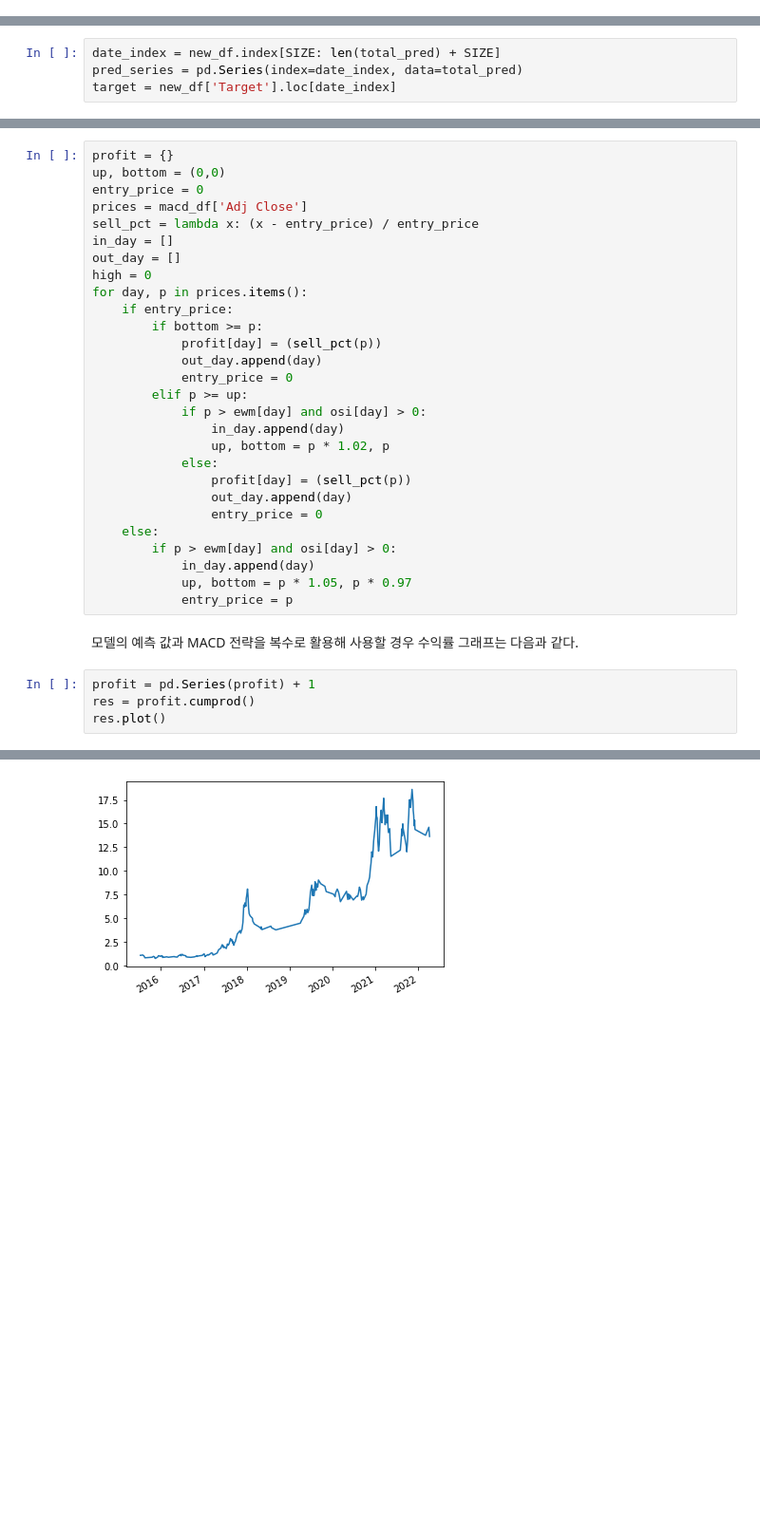
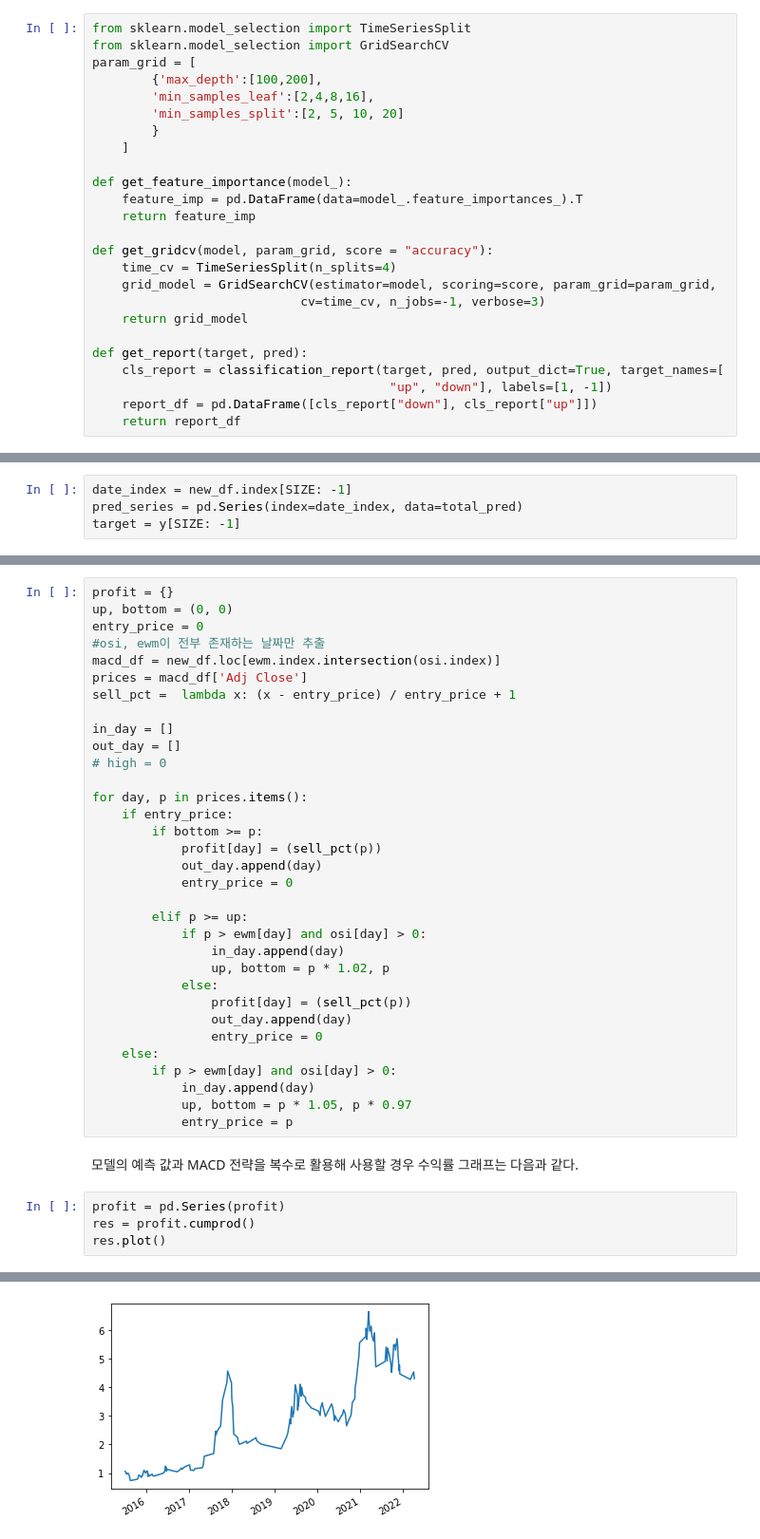
Before and after one commit to Think-JIn99/All-about-Market, a Jupyter notebook: trading/Jeong/machine_trade/model/only_btc/model_test_classify.ipynb, the cells around one changed output, grey strips where cells are left out. Shown at 95% size. Drawn from its saved outputs; the diff is of its cells as text; blank space fills up the shorter version.

```diff
--- a/trading/Jeong/machine_trade/model/only_btc/model_test_classify.ipynb
+++ b/trading/Jeong/machine_trade/model/only_btc/model_test_classify.ipynb
@@ -116,2 +119,27 @@ X = pd.DataFrame(scaler.fit_transform(X), columns=X.columns)
+# %%
+from sklearn.model_selection import TimeSeriesSplit
+from sklearn.model_selection import GridSearchCV
+param_grid = [
+        {'max_depth':[100,200],
+        'min_samples_leaf':[2,4,8,16],
+        'min_samples_split':[2, 5, 10, 20]
+        }
+    ]
+
+def get_feature_importance(model_):
+    feature_imp = pd.DataFrame(data=model_.feature_importances_).T
+    return feature_imp
+
+def get_gridcv(model, param_grid, score = "accuracy"):
+    time_cv = TimeSeriesSplit(n_splits=4)
+    grid_model = GridSearchCV(estimator=model, scoring=score, param_grid=param_grid,
+                            cv=time_cv, n_jobs=-1, verbose=3)
+    return grid_model
+
+def get_report(target, pred):
+    cls_report = classification_report(target, pred, output_dict=True, target_names=[
+                                        "up", "down"], labels=[1, -1])
+    report_df = pd.DataFrame([cls_report["down"], cls_report["up"]])
+    return report_df
 # %%
 SIZE = 120
@@ -207,8 +281,8 @@ Text(0.5, 1.0, 'Random Forest: Feature Importance Graph')
 * 피쳐는 볼륨(거래량)과 연관된 지표에 크게 영향을 받는다.
 * 비트코인이 아닌 지표들 중에는 미국 달러와 금이 영향을 크게 미치는 요소이다.
 # %%
-date_index = new_df.index[SIZE: len(total_pred) + SIZE]
+date_index = new_df.index[SIZE: -1]
 pred_series = pd.Series(index=date_index, data=total_pred)
-target = new_df['Target'].loc[date_index]
+target = y[SIZE: -1]
 # %%
 pred_series.to_csv("pred.csv")
@@ -336,19 +402,24 @@ macd 전략을 시도했을 때 수익률을 구해보자.
 * 익절라인에서 시그널이 재 발생하면 홀드를 하고 손,익절 경계를 다시 설정한다.
 # %%
 profit = {}
-up, bottom = (0,0)
+up, bottom = (0, 0)
 entry_price = 0
+#osi, ewm이 전부 존재하는 날짜만 추출
+macd_df = new_df.loc[ewm.index.intersection(osi.index)]
 prices = macd_df['Adj Close']
-sell_pct = lambda x: (x - entry_price) / entry_price
+sell_pct =  lambda x: (x - entry_price) / entry_price + 1
+
 in_day = []
 out_day = []
-high = 0
+# high = 0
+
 for day, p in prices.items():
     if entry_price:
         if bottom >= p:
             profit[day] = (sell_pct(p))
             out_day.append(day)
             entry_price = 0
+
         elif p >= up:
             if p > ewm[day] and osi[day] > 0:
                 in_day.append(day)
@@ -365,12 +436,12 @@ for day, p in prices.items():
 # %% [markdown]
 모델의 예측 값과 MACD 전략을 복수로 활용해 사용할 경우 수익률 그래프는 다음과 같다.
 # %%
-profit = pd.Series(profit) + 1
+profit = pd.Series(profit)
 res = profit.cumprod()
 res.plot()
 # %% [output]
 <AxesSubplot:>
-[figure, old version]
+[figure, new version]
 # %%
 p_std = res.std()
 sharpe = (res[-1] - 0.21) / p_std
```
Also changed, not shown: parts of 26 cells of this notebook.
